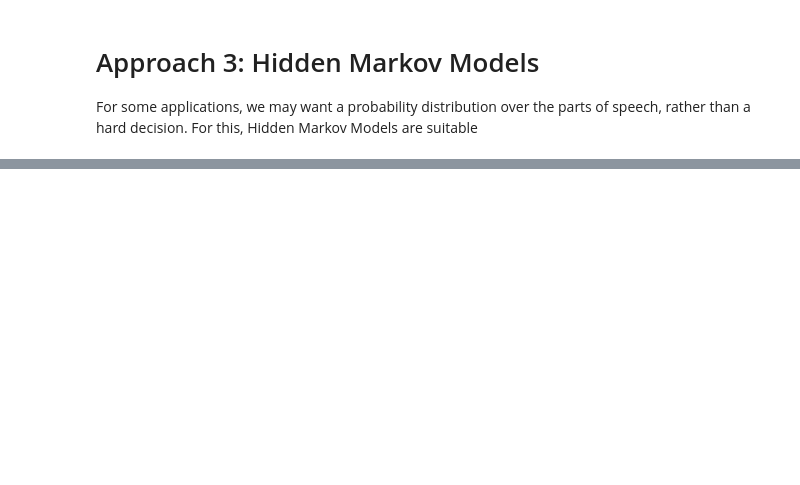
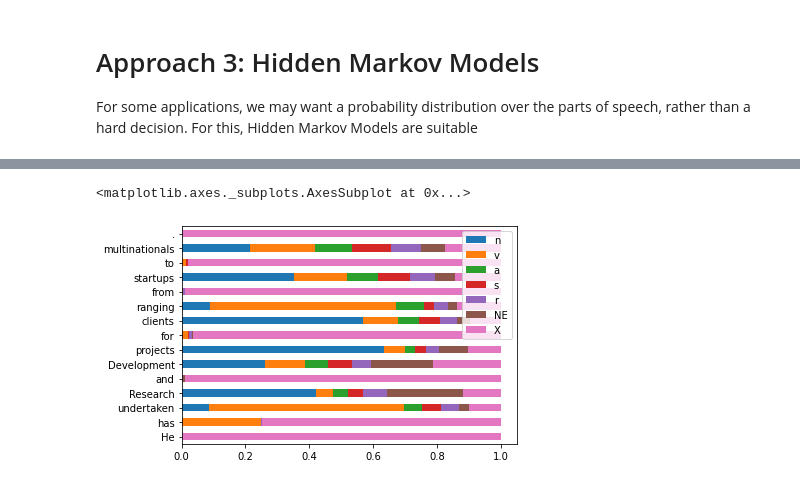
Before and after one commit to PeteBleackley/ask-a-data-scientist, a Jupyter notebook: Part of Speech Tagging.ipynb, the cells around one changed output, grey strips where cells are left out. Drawn from its saved outputs; the diff is of its cells as text; code cells hidden in the pictures; blank space fills up the shorter version.

```diff
--- a/Part of Speech Tagging.ipynb
+++ b/Part of Speech Tagging.ipynb
@@ -113,0 +154,5 @@ prob_tags[0].plot.barh(stacked=True)
+# %%
+prob_tags[1].plot.barh(stacked=True)
+# %% [output]
+<matplotlib.axes._subplots.AxesSubplot at 0x...>
+[figure, added]
```
Also changed, not shown: parts of 4 cells of this notebook.
